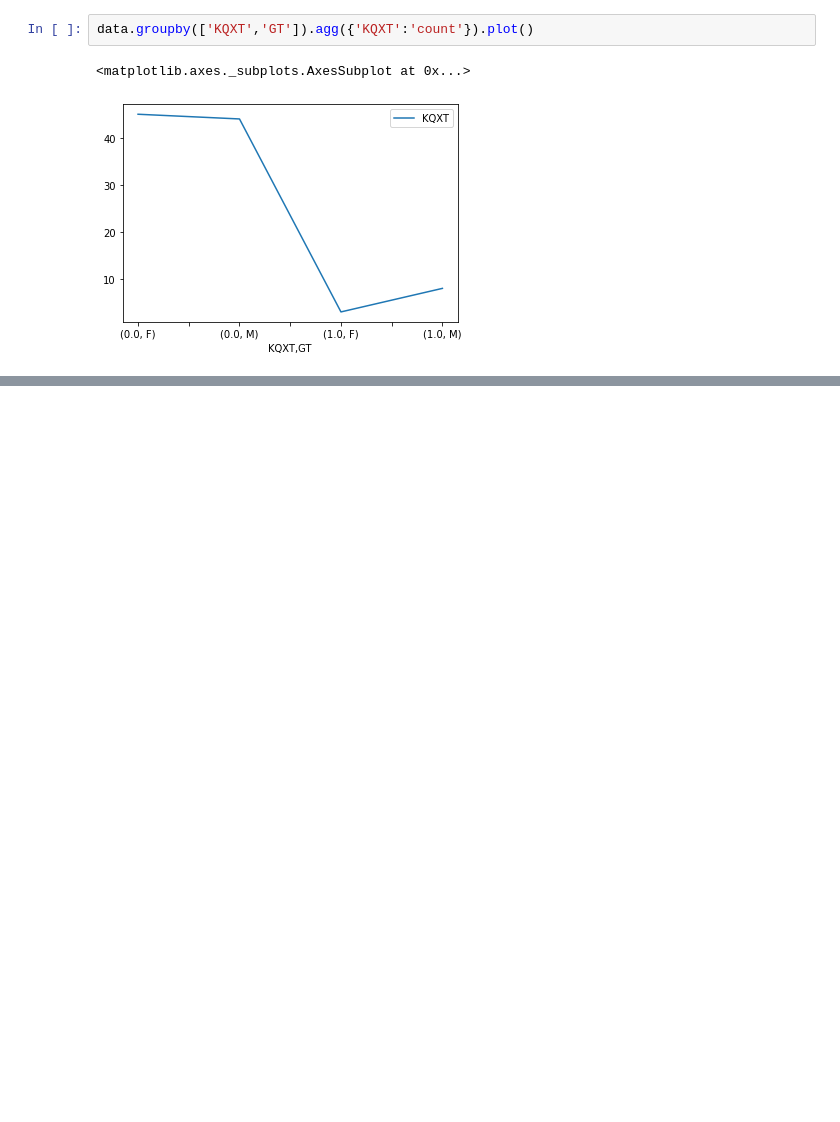
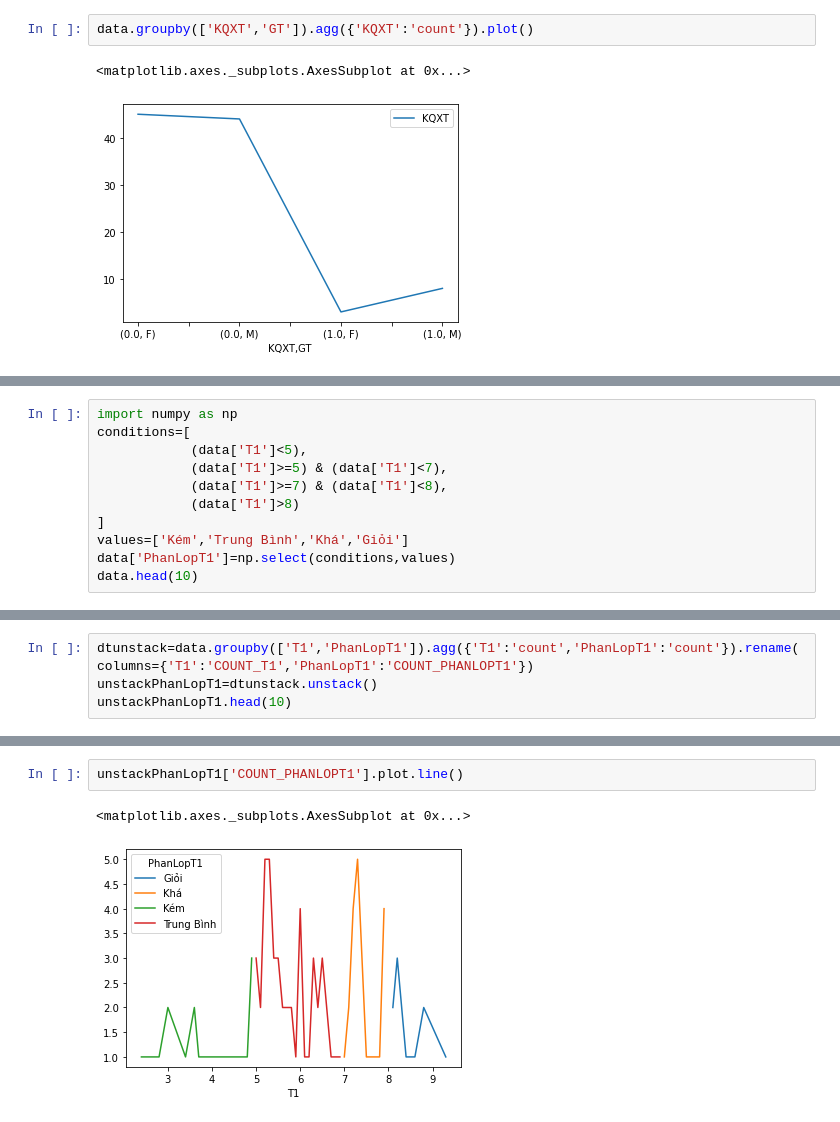
Before and after one commit to trinhvanypro1/-DataAnalystDeepLearning, a Jupyter notebook: Lab2.ipynb, the cells around one changed output, grey strips where cells are left out. Drawn from its saved outputs; the diff is of its cells as text; blank space fills up the shorter version.

```diff
--- a/Lab2.ipynb
+++ b/Lab2.ipynb
@@ -362,0 +375,11 @@ data.groupby(['KQXT','GT']).agg({'KQXT':'count'}).plot()
+# %%
+import numpy as np
+conditions=[
+            (data['T1']<5),
+            (data['T1']>=5) & (data['T1']<7),
+            (data['T1']>=7) & (data['T1']<8),
+            (data['T1']>8)
+]
+values=['Kém','Trung Bình','Khá','Giỏi']
+data['PhanLopT1']=np.select(conditions,values)
+data.head(10)
@@ -362,0 +398,4 @@ data.groupby(['KQXT','GT']).agg({'KQXT':'count'}).plot()
+# %%
+dtunstack=data.groupby(['T1','PhanLopT1']).agg({'T1':'count','PhanLopT1':'count'}).rename(columns={'T1':'COUNT_T1','PhanLopT1':'COUNT_PHANLOPT1'})
+unstackPhanLopT1=dtunstack.unstack()
+unstackPhanLopT1.head(10)
@@ -362,0 +416,5 @@ data.groupby(['KQXT','GT']).agg({'KQXT':'count'}).plot()
+# %%
+unstackPhanLopT1['COUNT_PHANLOPT1'].plot.line()
+# %% [output]
+<matplotlib.axes._subplots.AxesSubplot at 0x...>
+[figure, added]
```
Also changed, not shown: parts of 4 cells of this notebook.
